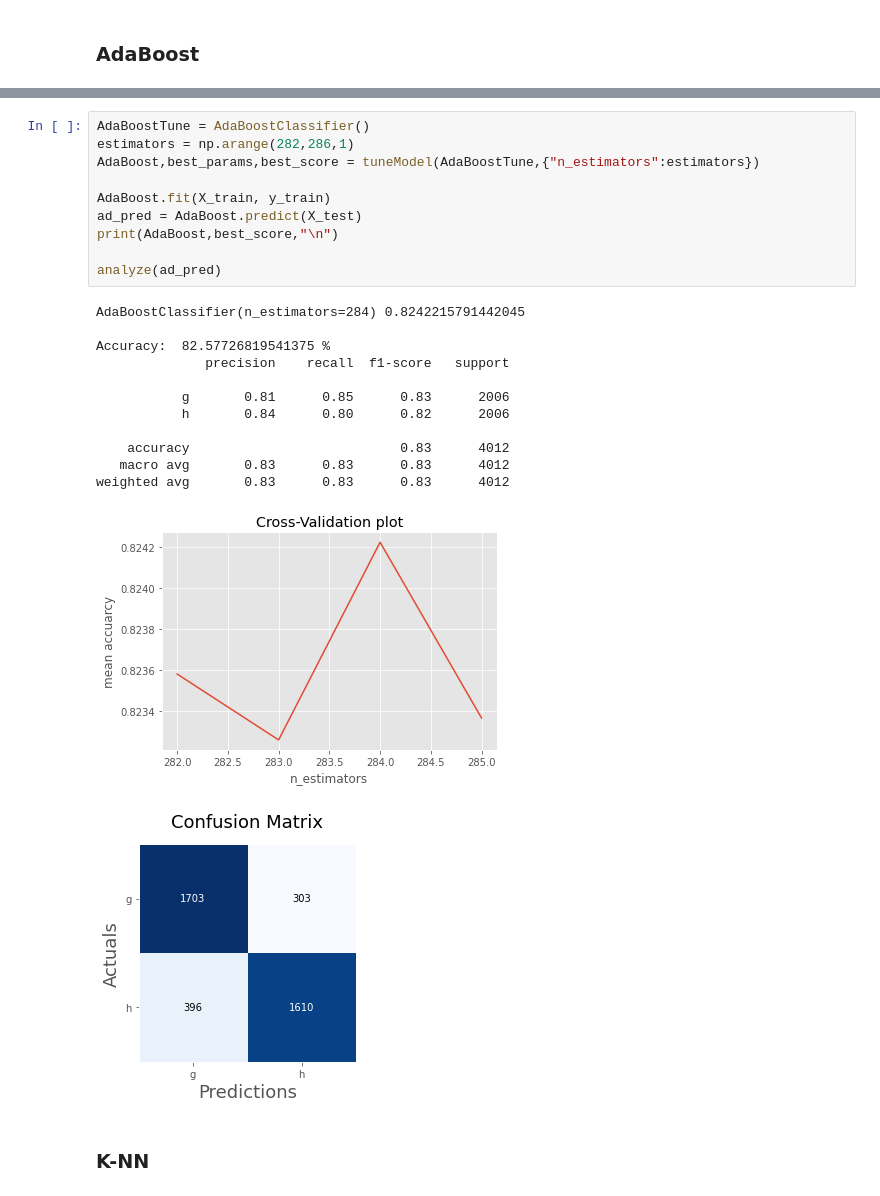
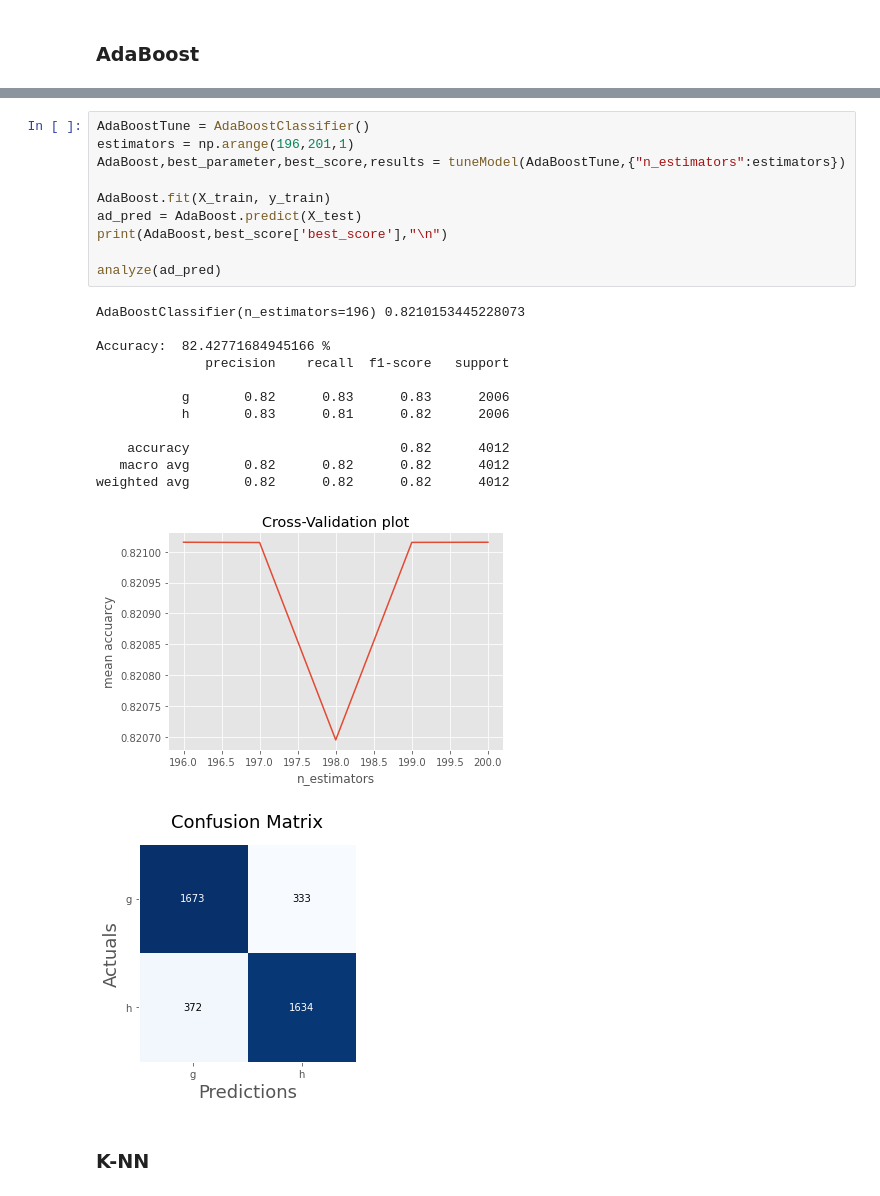
Before and after one commit to AMR-21/Magic-Gamma-Telescope-Classification, a Jupyter notebook: classification.ipynb, the cells around one changed output, grey strips where cells are left out. Drawn from its saved outputs; the diff is of its cells as text.

```diff
--- a/classification.ipynb
+++ b/classification.ipynb
@@ -254,26 +254,26 @@ weighted avg       0.79      0.79      0.79      4012
 # %%
 AdaBoostTune = AdaBoostClassifier()
-estimators = np.arange(282,286,1)
-AdaBoost,best_params,best_score = tuneModel(AdaBoostTune,{"n_estimators":estimators})
+estimators = np.arange(196,201,1)
+AdaBoost,best_parameter,best_score,results = tuneModel(AdaBoostTune,{"n_estimators":estimators})
 
 AdaBoost.fit(X_train, y_train)
 ad_pred = AdaBoost.predict(X_test)
-print(AdaBoost,best_score,"\n")
+print(AdaBoost,best_score['best_score'],"\n")
 
 analyze(ad_pred)
 # %% [output]
-AdaBoostClassifier(n_estimators=284) 0.8242215791442045
+AdaBoostClassifier(n_estimators=196) 0.8210153445228073
 
-Accuracy:  82.57726819541375 %
+Accuracy:  82.42771684945166 %
               precision    recall  f1-score   support
 
-           g       0.81      0.85      0.83      2006
-           h       0.84      0.80      0.82      2006
+           g       0.82      0.83      0.83      2006
+           h       0.83      0.81      0.82      2006
 
-    accuracy                           0.83      4012
-   macro avg       0.83      0.83      0.83      4012
-weighted avg       0.83      0.83      0.83      4012
+    accuracy                           0.82      4012
+   macro avg       0.82      0.82      0.82      4012
+weighted avg       0.82      0.82      0.82      4012
-[figure, old version]
+[figure, new version]
 [figure]
 # %% [markdown]
 ### K-NN
```
Also changed, not shown: parts of 8 cells of this notebook.
